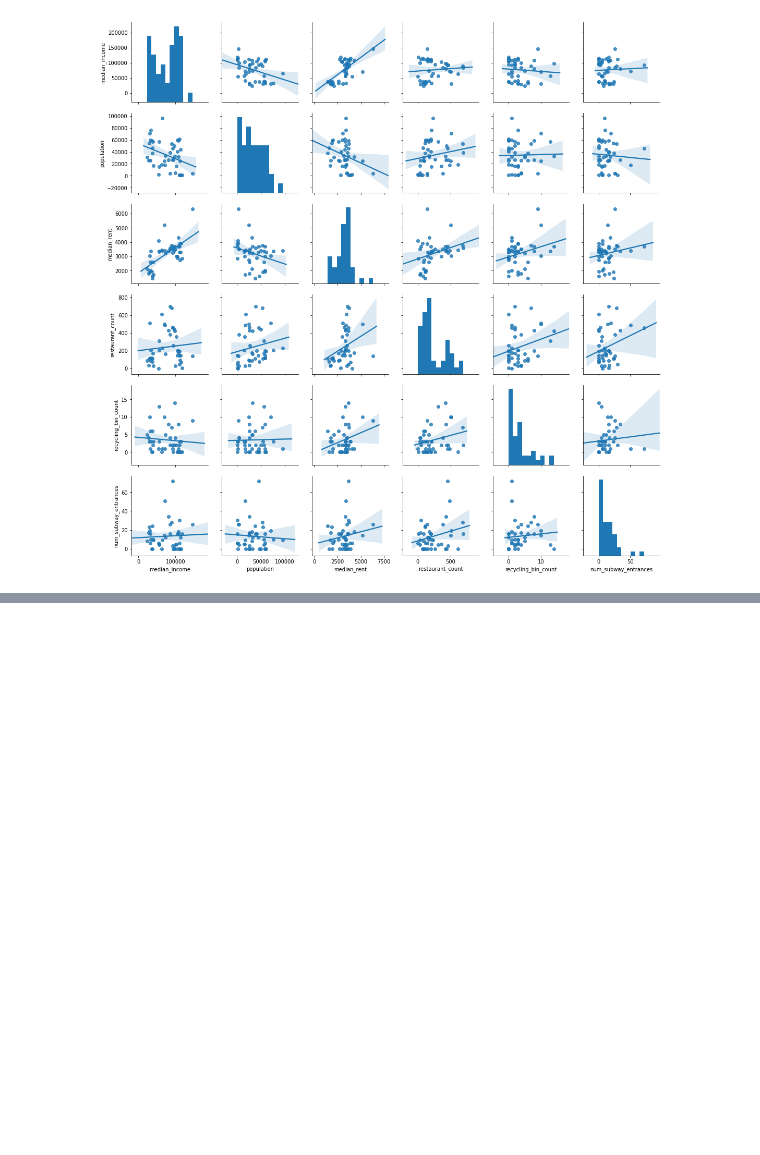
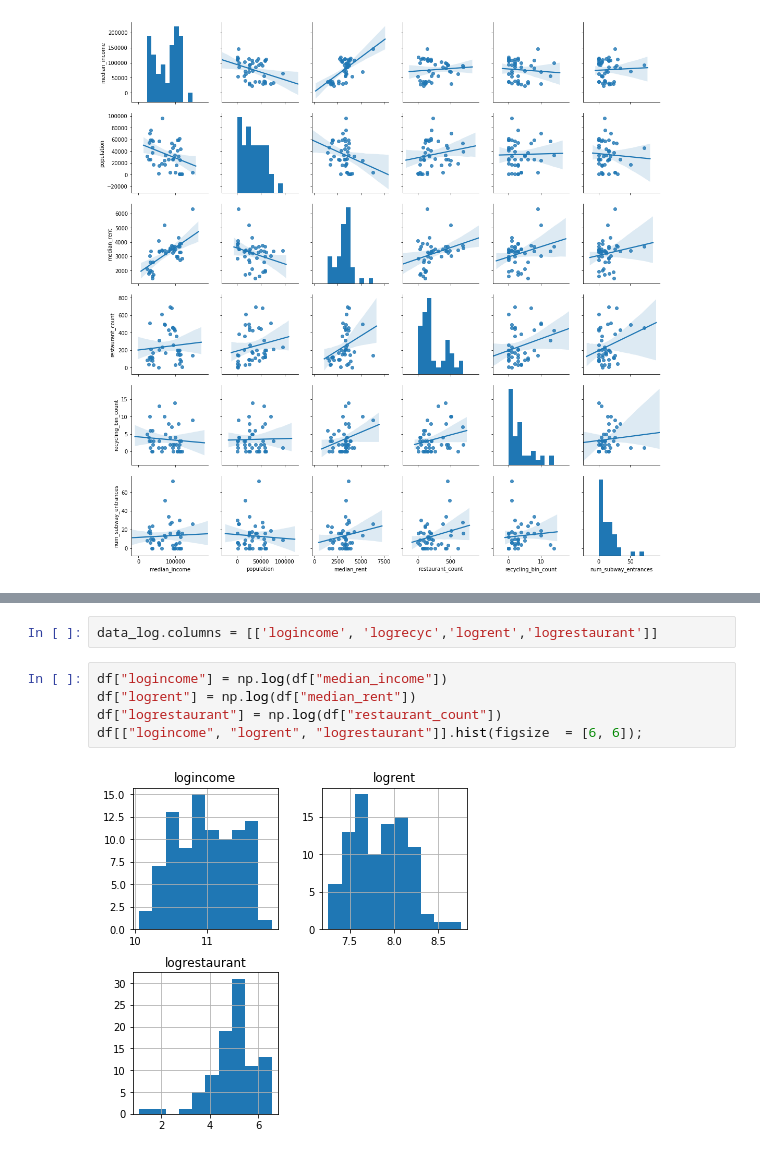
Before and after one commit to graceh3/mod_2_project, a Jupyter notebook: exploratory_analysis.ipynb, the cells around one changed output, grey strips where cells are left out. Cells and saved outputs as stored; diff of their text form; blank space fills up the shorter version.

```diff
--- a/exploratory_analysis.ipynb
+++ b/exploratory_analysis.ipynb
@@ -130,0 +171,9 @@ plt.savefig('corr_heatmap_bronx')
+# %%
+data_log.columns = [['logincome', 'logrecyc','logrent','logrestaurant']]
+# %%
+df["logincome"] = np.log(df["median_income"])
+df["logrent"] = np.log(df["median_rent"])
+df["logrestaurant"] = np.log(df["restaurant_count"])
+df[["logincome", "logrent", "logrestaurant"]].hist(figsize  = [6, 6]);
+# %% [output]
+[figure, added]
```
Also changed, not shown: parts of 59 cells of this notebook, 8 other files.
